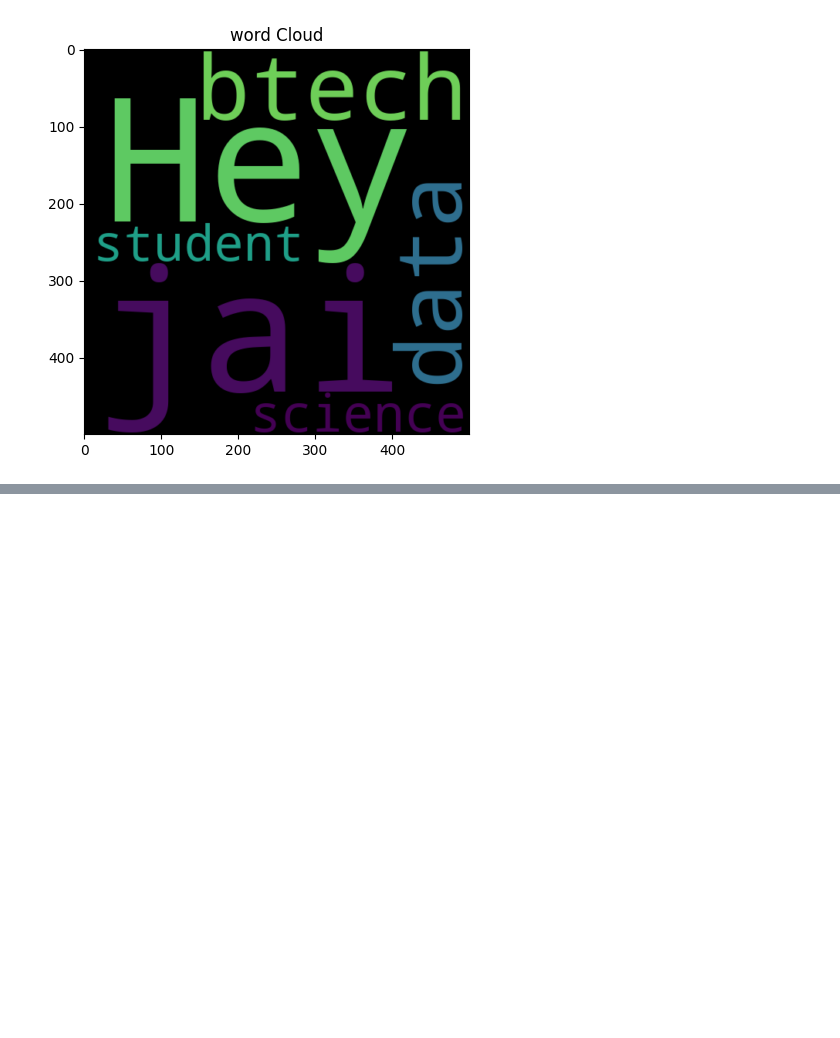
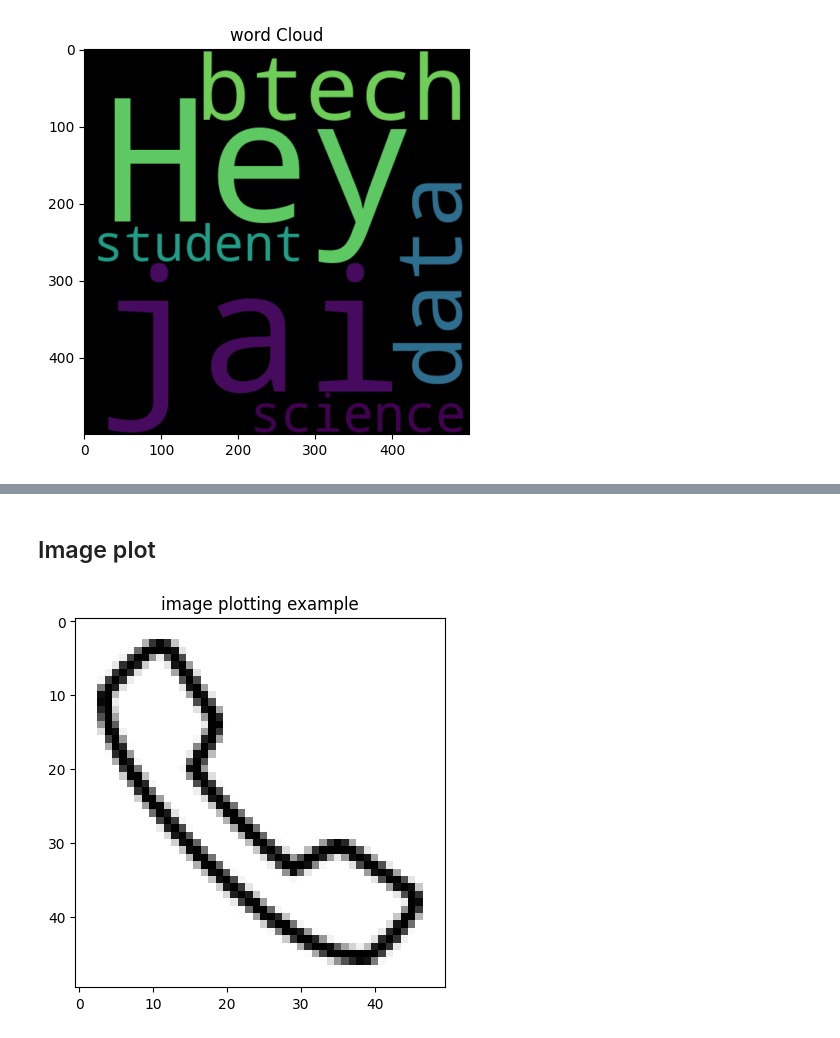
Before and after one commit to jai050803/matplotlib_tutorial, a Jupyter notebook: polar_plot.ipynb, the cells around one changed output, grey strips where cells are left out. Cells and saved outputs as stored; diff of their text form; code cells hidden in the pictures; blank space fills up the shorter version.

```diff
--- a/polar_plot.ipynb
+++ b/polar_plot.ipynb
@@ -45,0 +61,11 @@ plt.show()
+# %% [markdown]
+## Image plot
+# %%
+import matplotlib.image as mpimg
+
+img = mpimg.imread("phone.png")
+plt.imshow(img)
+plt.title("image plotting example")
+plt.show()
+# %% [output]
+[figure, added]
```
Also changed, not shown: parts of 2 cells of this notebook.
